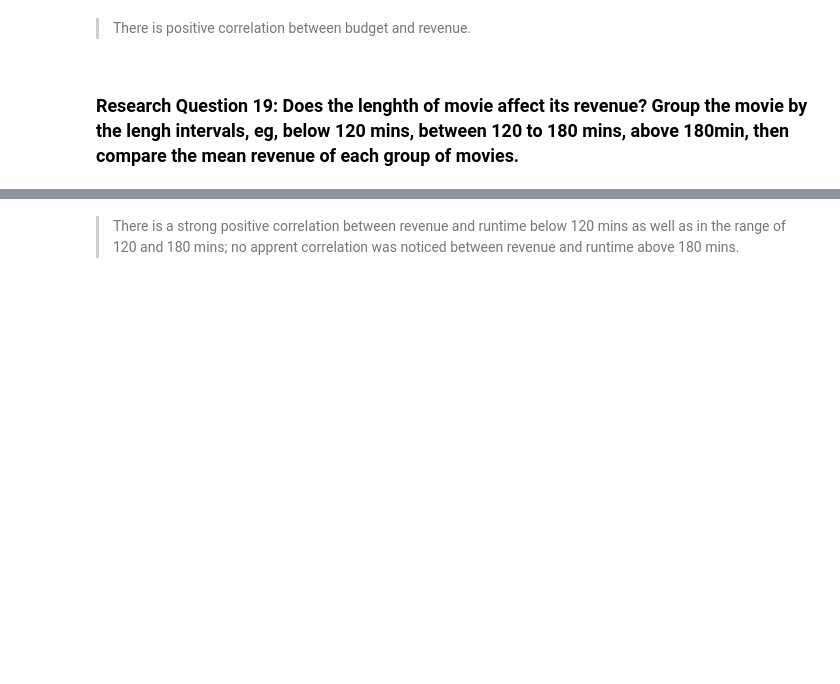
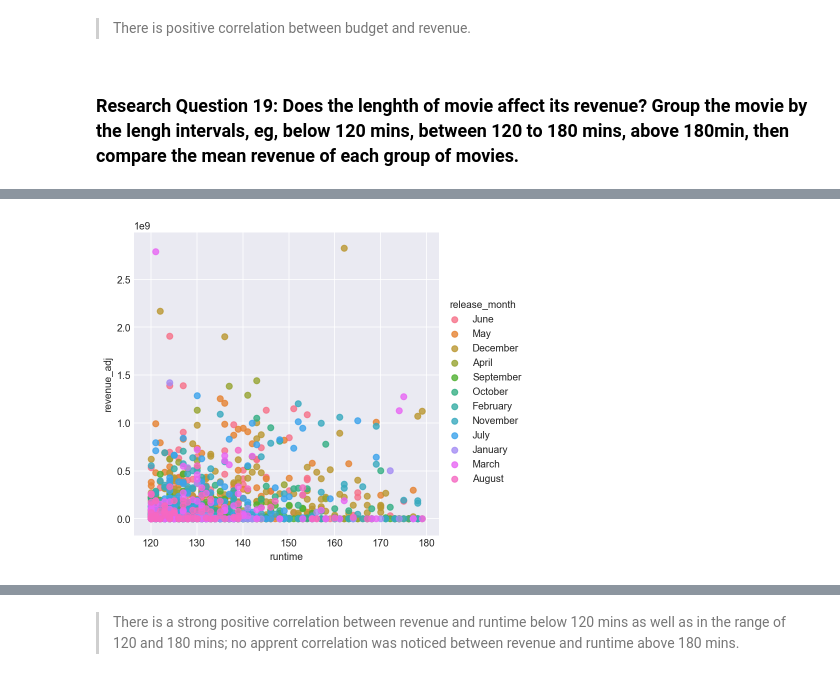
Before and after one commit to CS-LEE2022/Investigate_TMDb_Movie_Data, a Jupyter notebook: Investigate_TMDb_Movie_Data_20180108.ipynb, the cells around one changed output, grey strips where cells are left out. Saved outputs shown, nothing was run; the diff lists cells and outputs as text; code cells hidden in the pictures; blank space fills up the shorter version.

```diff
--- a/Investigate_TMDb_Movie_Data_20180108.ipynb
+++ b/Investigate_TMDb_Movie_Data_20180108.ipynb
@@ -895,5 +896,5 @@ sns.jointplot(x='runtime', y='revenue_adj', data=time_low);
 # %%
 sns.lmplot(x='runtime', y='revenue_adj', data=time_mid,
-           #fit_reg=False,
-           #hue='release_month');
+           fit_reg=False,
+           hue='release_month');
 # %% [output]
@@ -901,3 +901,4 @@ SyntaxError: unexpected EOF while parsing (<ipython-input-79-348974b35038>, line
+[figure, added]
 # %%
 sns.lmplot(x='runtime', y='revenue_adj', data=time_high,
            fit_reg=False,
```
Also changed, not shown: parts of 26 cells of this notebook, 3 other files.
